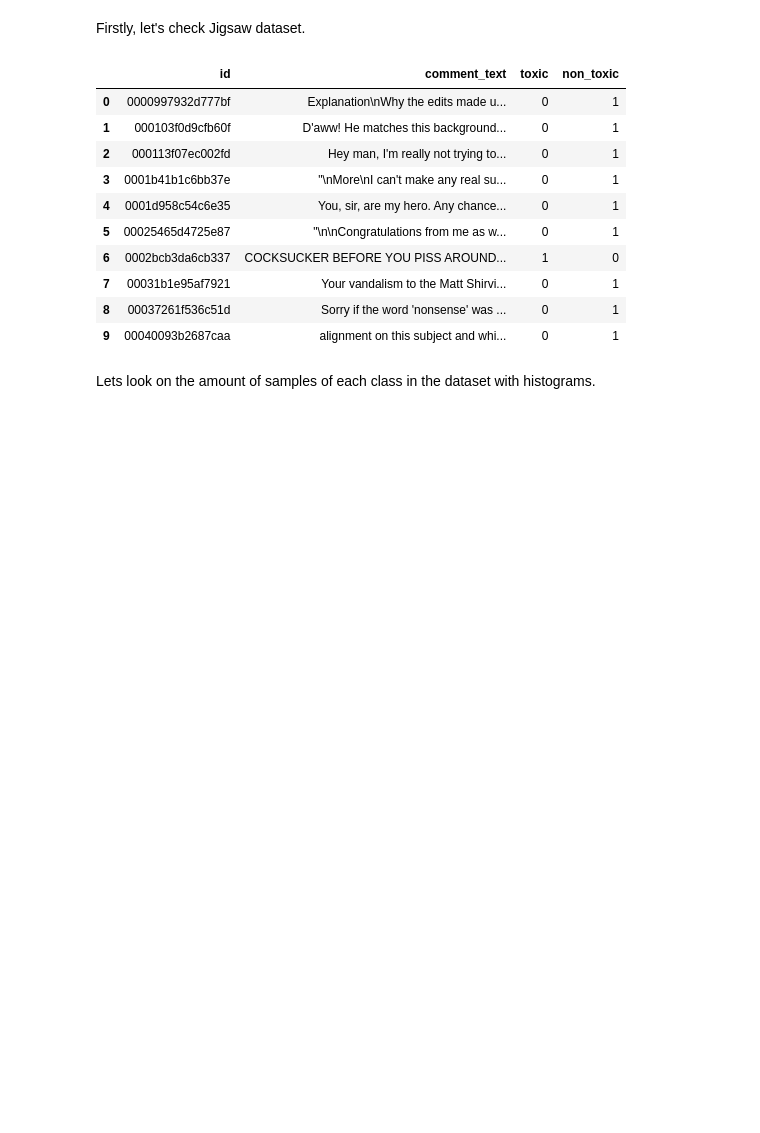
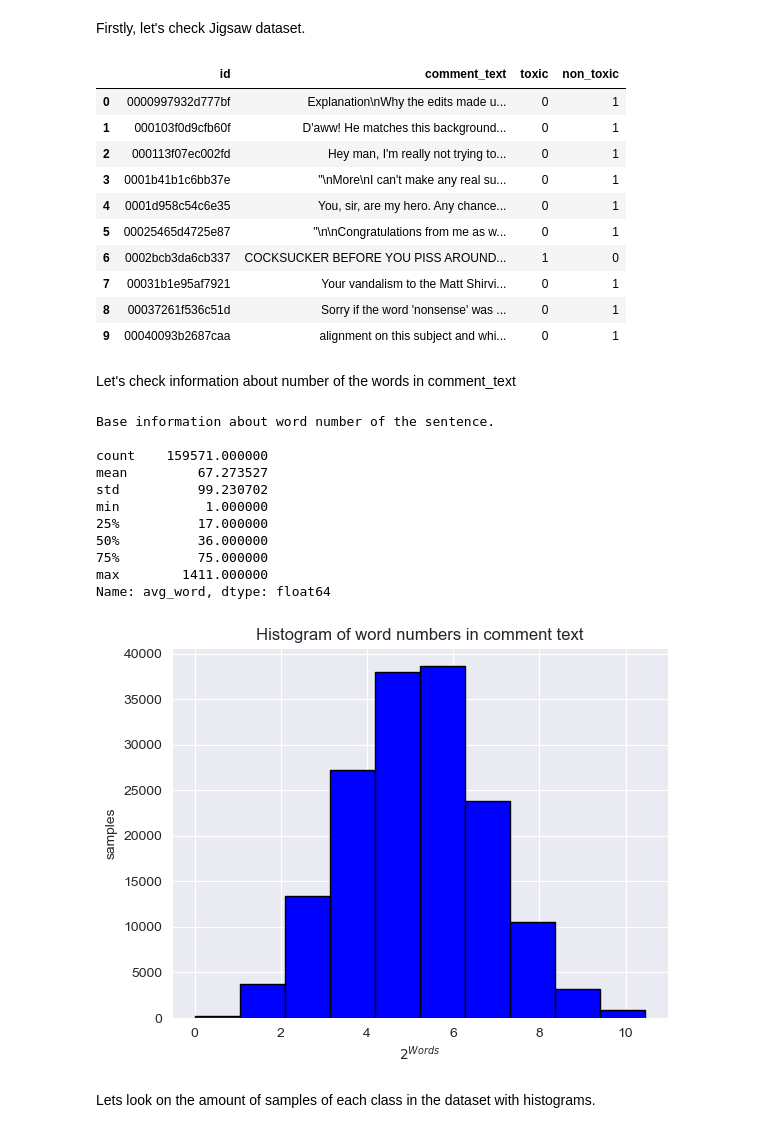
Before and after one commit to boyfromasia/Assignment1_PMLDL, a Jupyter notebook: notebooks/2.0-exploratory-data-analysis.ipynb, the cells around one changed output. Cells and saved outputs as stored; diff of their text form; code cells hidden in the pictures; blank space fills up the shorter version.

Commit message:
add word numbers into visualization stuff

```diff
--- a/notebooks/2.0-exploratory-data-analysis.ipynb
+++ b/notebooks/2.0-exploratory-data-analysis.ipynb
@@ -33,6 +34,33 @@ train_df.head(10)
 | 7 | 00031b1e95af7921 | Your vandalism to the Matt Shirvi... | 0 | 1 |
 | 8 | 00037261f536c51d | Sorry if the word 'nonsense' was ... | 0 | 1 |
 | 9 | 00040093b2687caa | alignment on this subject and whi... | 0 | 1 |
+# %% [markdown]
+Let's check information about number of the words in comment_text
+# %%
+train_df["avg_word"] = train_df["comment_text"].str.split().str.len()
+
+print(f"Base information about word number of the sentence.", end="\n\n")
+print(train_df["avg_word"].describe())
+
+_ = plt.hist(np.log2(train_df["avg_word"]), color = 'blue', edgecolor = 'black')
+plt.title('Histogram of word numbers in comment text')
+plt.xlabel('$2^{Words}$')
+plt.ylabel('samples')
+plt.savefig(PATH_SAVE_FIGURES + "word_numbers_jigsaw.png")
+plt.show()
+# %% [output]
+Base information about word number of the sentence.
+
+count    159571.000000
+mean         67.273527
+std          99.230702
+min           1.000000
+25%          17.000000
+50%          36.000000
+75%          75.000000
+max        1411.000000
+Name: avg_word, dtype: float64
+[figure, added]
 # %% [markdown]
 Lets look on the amount of samples of each class in the dataset with histograms.
 # %%
```
Also changed, not shown: parts of 1 cell of this notebook, 4 other files.
